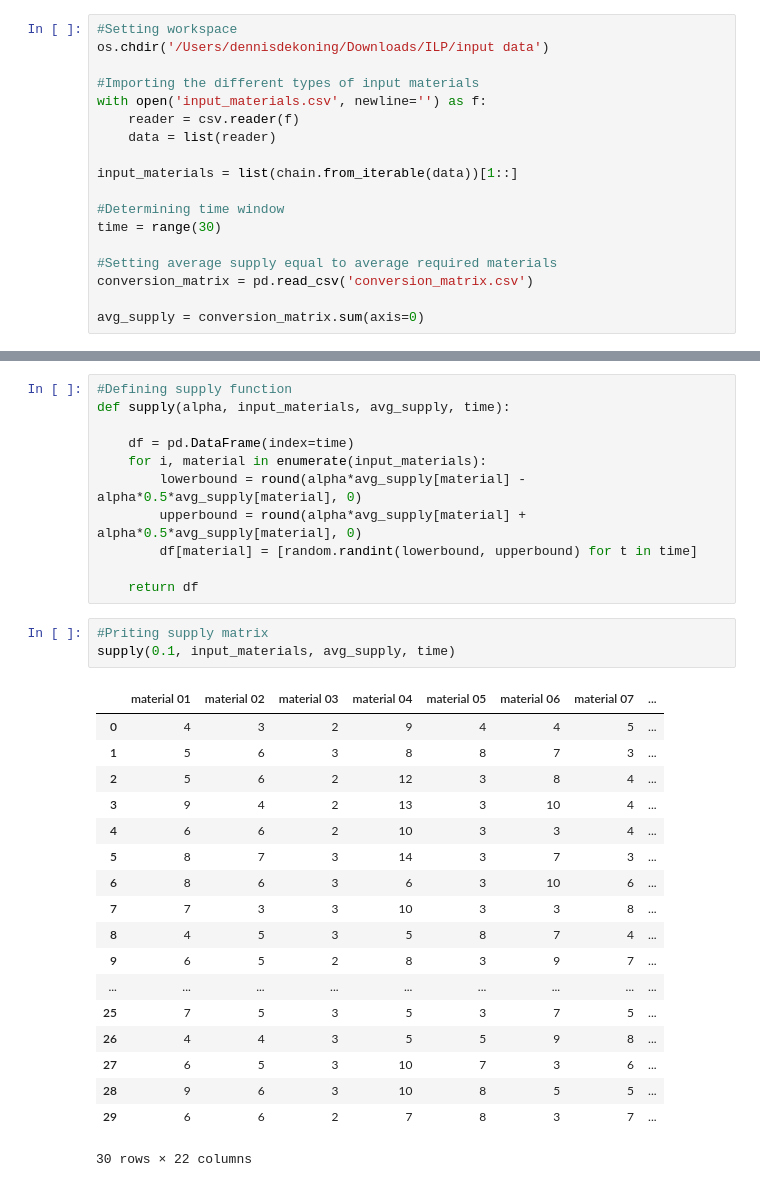
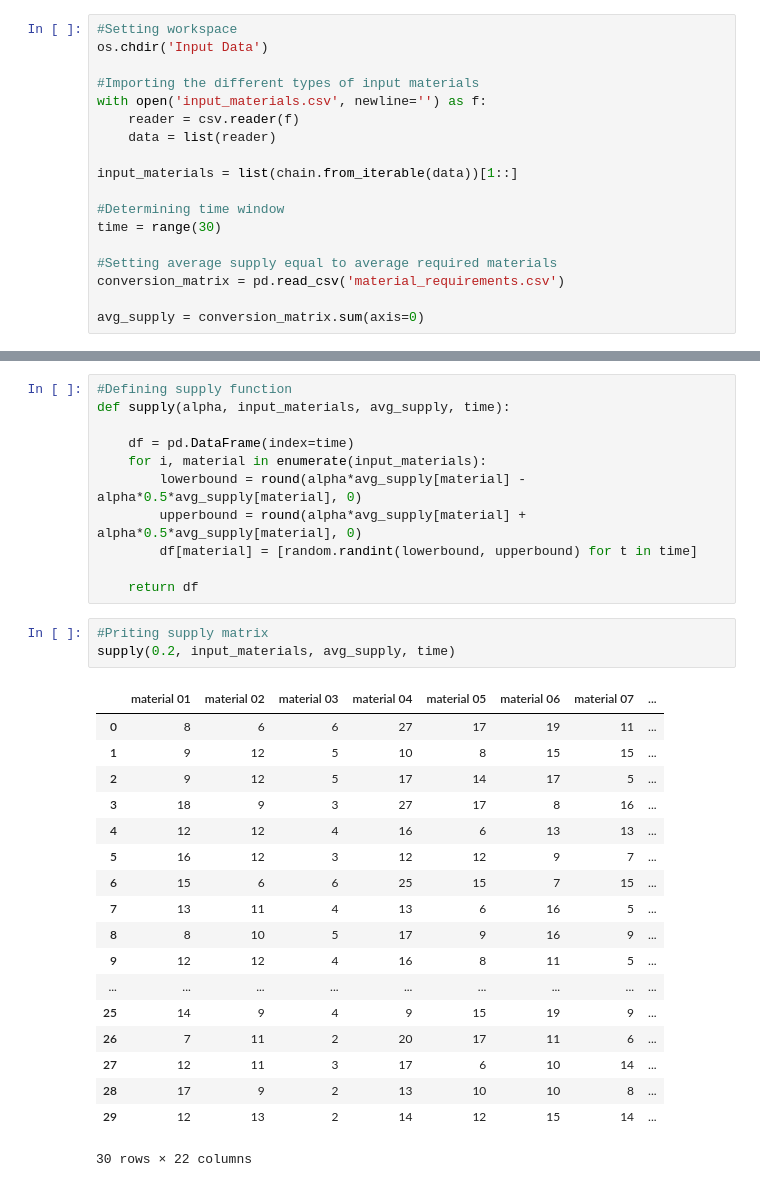
Before and after one commit to DennisatGit/ProductionPlanning, a Jupyter notebook: Supply Input Materials.ipynb, the cells around one changed output, grey strips where cells are left out. Saved outputs shown, nothing was run; the diff lists cells and outputs as text.

```diff
--- a/Supply Input Materials.ipynb
+++ b/Supply Input Materials.ipynb
@@ -14,7 +14,7 @@ from itertools import chain
 random.seed(2)
 # %%
 #Setting workspace
-os.chdir('/Users/dennisdekoning/Downloads/ILP/input data')
+os.chdir('Input Data')
 
 #Importing the different types of input materials
 with open('input_materials.csv', newline='') as f:
@@ -27,7 +27,7 @@ input_materials = list(chain.from_iterable(data))[1::]
 time = range(30)
 
 #Setting average supply equal to average required materials
-conversion_matrix = pd.read_csv('conversion_matrix.csv')
+conversion_matrix = pd.read_csv('material_requirements.csv')
 
 avg_supply = conversion_matrix.sum(axis=0)
 # %% [markdown]
@@ -45,25 +45,25 @@ def supply(alpha, input_materials, avg_supply, time):
     return df
 # %%
 #Priting supply matrix
-supply(0.1, input_materials, avg_supply, time)
+supply(0.2, input_materials, avg_supply, time)
 # %% [output]
 |  | material 01 | material 02 | material 03 | material 04 | material 05 | material 06 | material 07 | ... |
-| 0 | 4 | 3 | 2 | 9 | 4 | 4 | 5 | ... |
-| 1 | 5 | 6 | 3 | 8 | 8 | 7 | 3 | ... |
-| 2 | 5 | 6 | 2 | 12 | 3 | 8 | 4 | ... |
-| 3 | 9 | 4 | 2 | 13 | 3 | 10 | 4 | ... |
-| 4 | 6 | 6 | 2 | 10 | 3 | 3 | 4 | ... |
-| 5 | 8 | 7 | 3 | 14 | 3 | 7 | 3 | ... |
-| 6 | 8 | 6 | 3 | 6 | 3 | 10 | 6 | ... |
-| 7 | 7 | 3 | 3 | 10 | 3 | 3 | 8 | ... |
-| 8 | 4 | 5 | 3 | 5 | 8 | 7 | 4 | ... |
-| 9 | 6 | 5 | 2 | 8 | 3 | 9 | 7 | ... |
+| 0 | 8 | 6 | 6 | 27 | 17 | 19 | 11 | ... |
+| 1 | 9 | 12 | 5 | 10 | 8 | 15 | 15 | ... |
+| 2 | 9 | 12 | 5 | 17 | 14 | 17 | 5 | ... |
+| 3 | 18 | 9 | 3 | 27 | 17 | 8 | 16 | ... |
+| 4 | 12 | 12 | 4 | 16 | 6 | 13 | 13 | ... |
+| 5 | 16 | 12 | 3 | 12 | 12 | 9 | 7 | ... |
+| 6 | 15 | 6 | 6 | 25 | 15 | 7 | 15 | ... |
+| 7 | 13 | 11 | 4 | 13 | 6 | 16 | 5 | ... |
+| 8 | 8 | 10 | 5 | 17 | 9 | 16 | 9 | ... |
+| 9 | 12 | 12 | 4 | 16 | 8 | 11 | 5 | ... |
 | ... | ... | ... | ... | ... | ... | ... | ... | ... |
-| 25 | 7 | 5 | 3 | 5 | 3 | 7 | 5 | ... |
-| 26 | 4 | 4 | 3 | 5 | 5 | 9 | 8 | ... |
-| 27 | 6 | 5 | 3 | 10 | 7 | 3 | 6 | ... |
-| 28 | 9 | 6 | 3 | 10 | 8 | 5 | 5 | ... |
-| 29 | 6 | 6 | 2 | 7 | 8 | 3 | 7 | ... |
+| 25 | 14 | 9 | 4 | 9 | 15 | 19 | 9 | ... |
+| 26 | 7 | 11 | 2 | 20 | 17 | 11 | 6 | ... |
+| 27 | 12 | 11 | 3 | 17 | 6 | 10 | 14 | ... |
+| 28 | 17 | 9 | 2 | 13 | 10 | 10 | 8 | ... |
+| 29 | 12 | 13 | 2 | 14 | 12 | 15 | 14 | ... |
 30 rows × 22 columns
 # %%
 #Saving results as csv
```
Also changed, not shown: parts of 1 cell of this notebook, 11 other files.
